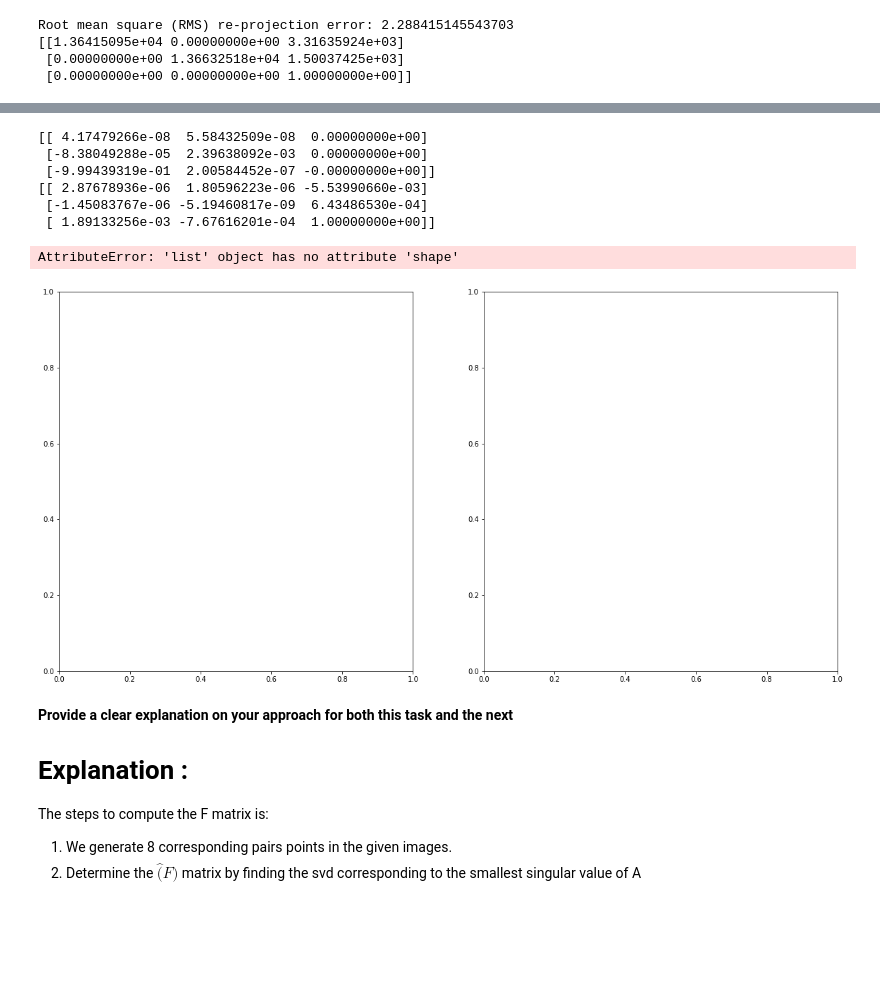
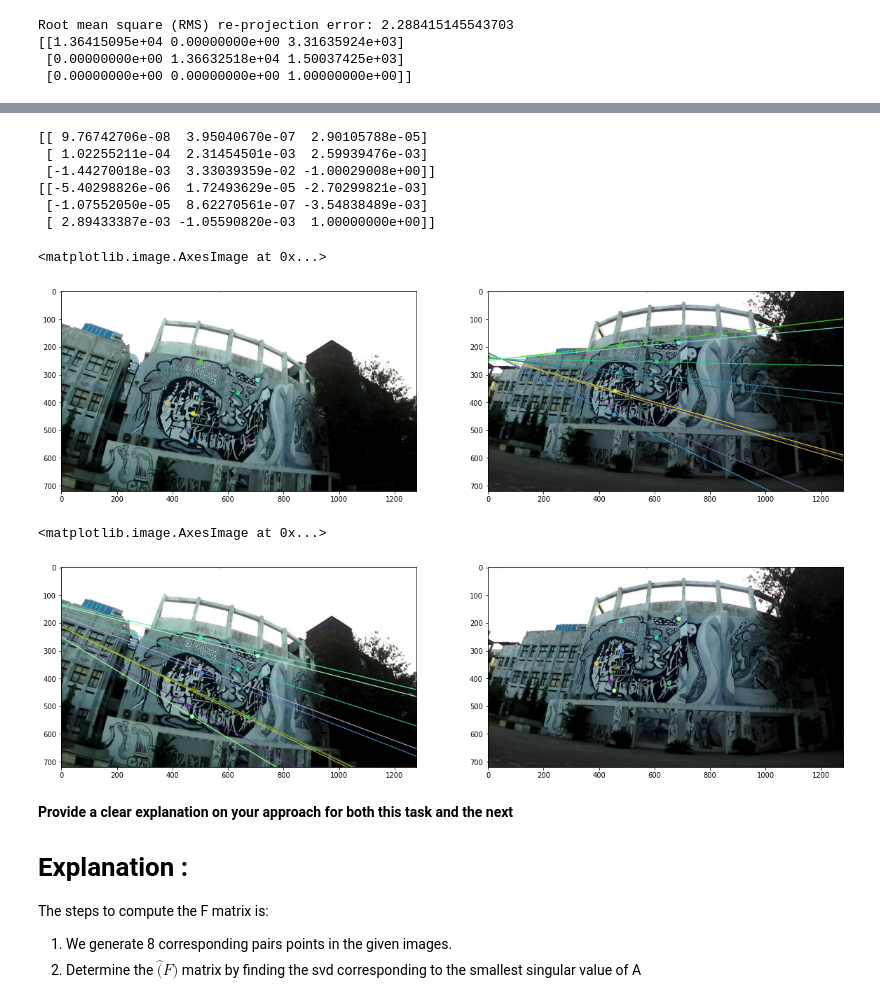
Before and after one commit to katariarajat/Mobile-Robotics-S5, a Jupyter notebook: A4/Assignment4.ipynb, the cells around one changed output, grey strips where cells are left out. Drawn from its saved outputs; the diff is of its cells as text; code cells hidden in the pictures; blank space fills up the shorter version.

```diff
--- a/A4/Assignment4.ipynb
+++ b/A4/Assignment4.ipynb
@@ -499,4 +523,5 @@ plt.show()
 # %%
+
 image_points = np.array(image_points)
 image_points1 = np.array(image_points1)
 A = []
@@ -509,10 +534,19 @@ for i in range(8):
 
 A = np.array(A)
 U, s, V = svd(A)
+V = V.T
 F = np.reshape(V[:,-1],(3,3));
+F = F / F[2][2]
 [FU,FD,FV ] = svd(F)
-FD[2] = 0
-F = FU * FD * FV
+if FD[0] < FD[1] and FD[0] < FD[2]:
+    FD[0]=0
+elif FD[1] < FD[0] and FD[1] < FD[2]:
+    FD[1]=0
+else:
+    FD[2] = 0
+FD = np.diag([FD[0],FD[1],0])
+
+F = FU @ FD @ FV.T
 print(F)
 
 # FUNDAMENTAL MATRIX USING INBUILT FUNCTION
@@ -524,27 +558,28 @@ F, mask = cv2.findFundamentalMat(ptsLeft,
                                  cv2.FM_LMEDS)
 print(F)
 
-# PAST YEAR FUNDAMENTAL MATRIX
 
-F  = [[-1.29750186e-06,  8.07894025e-07,  1.84071967e-03],
-[3.54098411e-06,  1.05620725e-06, -8.90168709e-03],
-[-3.29878312e-03,  5.14822628e-03,  1.00000000e+00]]
-F = np.array(F)
+# F  = [[-1.29750186e-06,  8.07894025e-07,  1.84071967e-03],
+# [3.54098411e-06,  1.05620725e-06, -8.90168709e-03],
+# [-3.29878312e-03,  5.14822628e-03,  1.00000000e+00]]
+# F = np.array(F)
 # %% [output]
-[[ 4.17479266e-08  5.58432509e-08  0.00000000e+00]
- [-8.38049288e-05  2.39638092e-03  0.00000000e+00]
- [-9.99439319e-01  2.00584452e-07 -0.00000000e+00]]
-[[ 2.87678936e-06  1.80596223e-06 -5.53990660e-03]
- [-1.45083767e-06 -5.19460817e-09  6.43486530e-04]
- [ 1.89133256e-03 -7.67616201e-04  1.00000000e+00]]
+[[ 9.76742706e-08  3.95040670e-07  2.90105788e-05]
+ [ 1.02255211e-04  2.31454501e-03  2.59939476e-03]
+ [-1.44270018e-03  3.33039359e-02 -1.00029008e+00]]
+[[-5.40298826e-06  1.72493629e-05 -2.70299821e-03]
+ [-1.07552050e-05  8.62270561e-07 -3.54838489e-03]
+ [ 2.89433387e-03 -1.05590820e-03  1.00000000e+00]]
 # %%
-def epipolar_lines(img1_name,img2_name, points1, points2, F):
+
+def epipolar_lines(img1_name,img2_name, points1, points2, F,liness):
     img1 = plt.imread(img1_name)
     img2 = plt.imread(img2_name)
     x_max = img1.shape[1]
 
     for i in range(points1.shape[0]):
         line = F @ points1[i]
+        liness.append(line)
         x1 = 0
         y1 = int(-line[2] / line[1])
         x2 = img2.shape[1]
@@ -557,23 +592,28 @@ def epipolar_lines(img1_name,img2_name, points1, points2, F):
     return img1, img2
 # %%
 %matplotlib inline
+lines = []
+lines1 = []
 H, W = 10, 10
 ROWS, COLS = 1, 2
 fig, ax = plt.subplots(ROWS, COLS, figsize = (H * COLS, W * ROWS))
 ax = np.reshape(ax, (-1,))
-img1, img2 = epipolar_lines('q2/img1.jpg','q2/img2.jpg', image_points, image_points1, F)
+img1, img2 = epipolar_lines('q2/img1.jpg','q2/img2.jpg', image_points, image_points1, F,lines)
 ax[0].imshow(img1)
 ax[1].imshow(img2)
 # %% [output]
-AttributeError: 'list' object has no attribute 'shape'
+<matplotlib.image.AxesImage at 0x...>
-[figure, old version]
+[figure, new version]
 # %%
 %matplotlib inline
 fig, ax = plt.subplots(ROWS, COLS, figsize = (20,10))
 ax = np.reshape(ax, (-1,))
-img1, img2 = epipolar_lines('q2/img2.jpg','q2/img1.jpg', image_points1, image_points, F.T)
+img1, img2 = epipolar_lines('q2/img2.jpg','q2/img1.jpg', image_points1, image_points, F.T,lines1)
 ax[0].imshow(img2)
 ax[1].imshow(img1)
+# %% [output]
+<matplotlib.image.AxesImage at 0x...>
+[figure, added]
 # %% [markdown]
 **Provide a clear explanation on your approach for both this task and the next**
 # Explanation :
```
Also changed, not shown: parts of 4 cells of this notebook, 51 other files.
